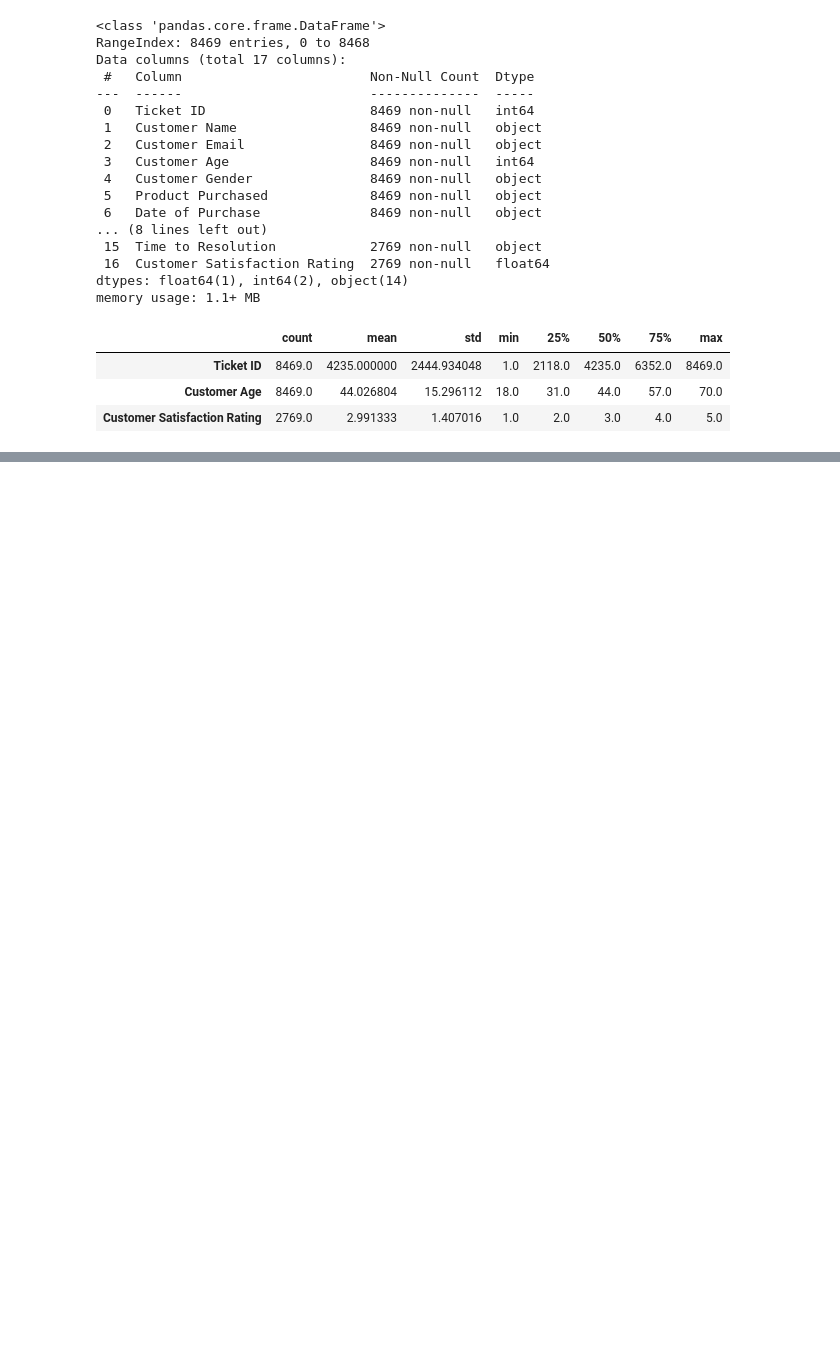
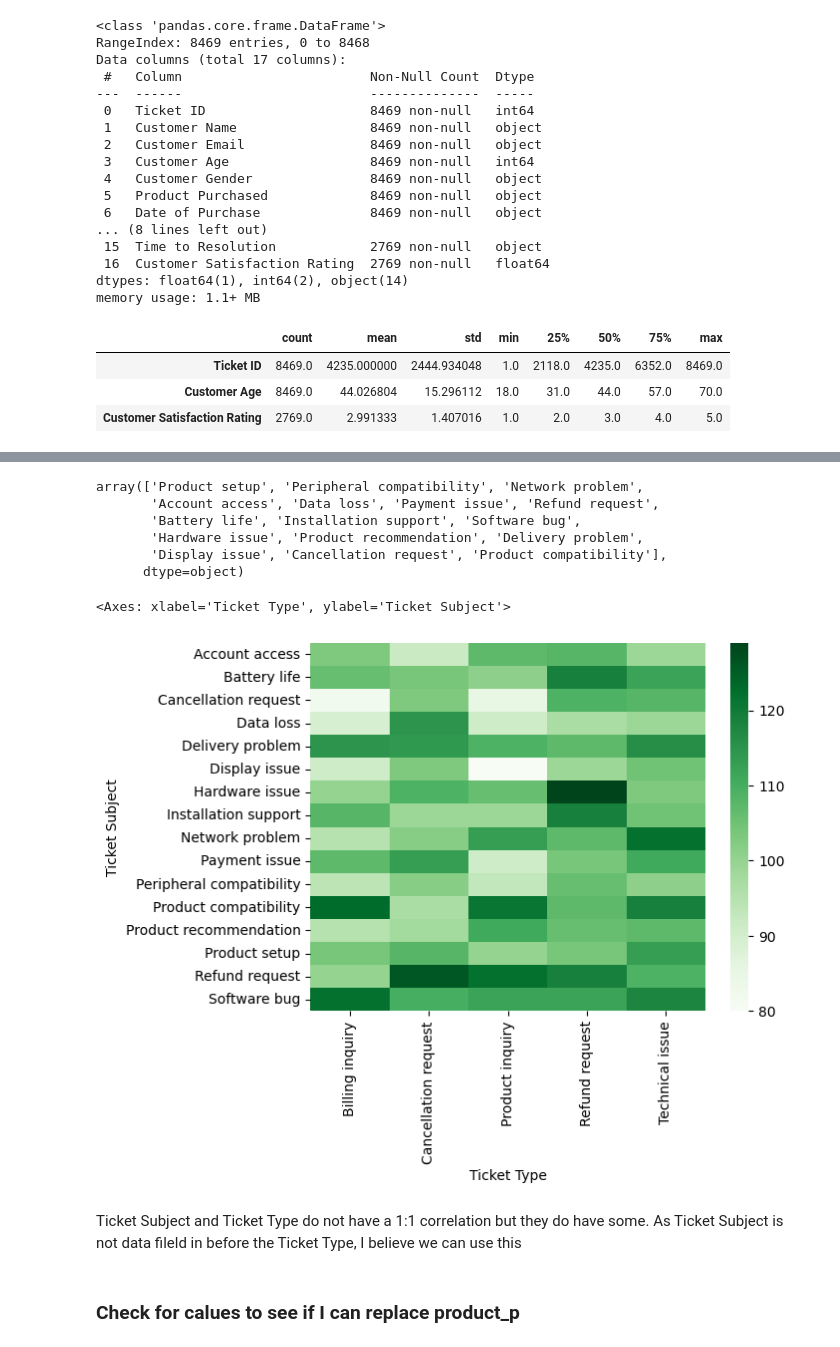
Before and after one commit to ehoanshelt/Support-Ticket-Categorizer, a Jupyter notebook: notebooks/EDA.ipynb, the cells around one changed output, grey strips where cells are left out. Cells and saved outputs as stored; diff of their text form; code cells hidden in the pictures; blank space fills up the shorter version.

```diff
--- a/notebooks/EDA.ipynb
+++ b/notebooks/EDA.ipynb
@@ -43,0 +93,19 @@ df.describe().transpose()
+# %%
+df["Ticket Subject"].unique()
+# %% [output]
+array(['Product setup', 'Peripheral compatibility', 'Network problem',
+       'Account access', 'Data loss', 'Payment issue', 'Refund request',
+       'Battery life', 'Installation support', 'Software bug',
+       'Hardware issue', 'Product recommendation', 'Delivery problem',
+       'Display issue', 'Cancellation request', 'Product compatibility'],
+      dtype=object)
+# %%
+pivot = pd.pivot_table(df, index="Ticket Subject", columns="Ticket Type", values="Ticket ID", aggfunc="count")
+sns.heatmap(pivot, cmap="Greens")
+# %% [output]
+<Axes: xlabel='Ticket Type', ylabel='Ticket Subject'>
+[figure, added]
+# %% [markdown]
+Ticket Subject and Ticket Type do not have a 1:1 correlation but they do have some. As Ticket Subject is not data fileld in before the Ticket Type, I believe we can use this
+# %% [markdown]
+### Check for calues to see if I can replace product_p
```
Also changed, not shown: parts of 9 cells of this notebook.
